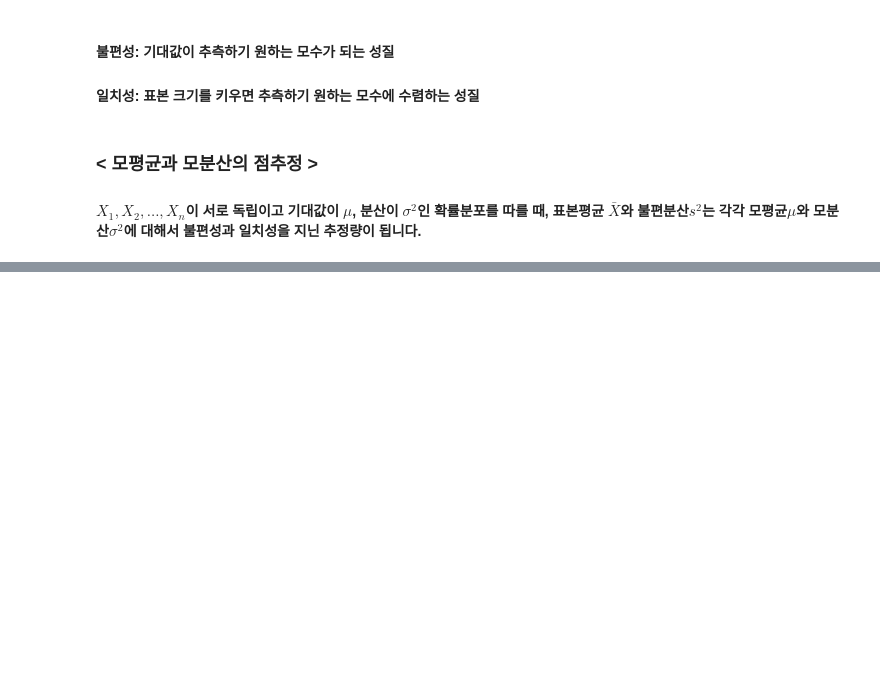
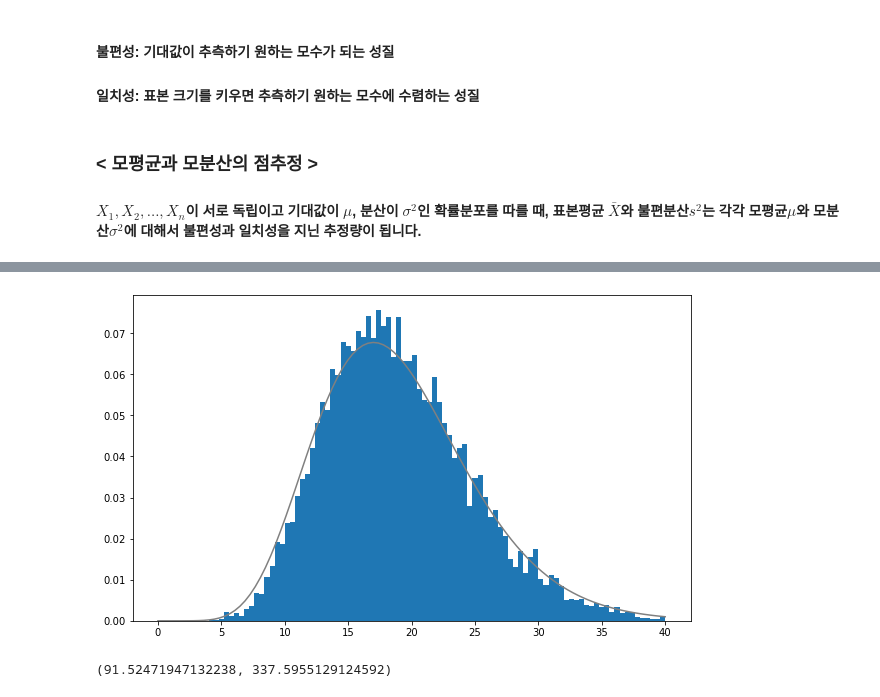
Before and after one commit to wousikchoi16/statpython, a Jupyter notebook: CH10_통계적추정.ipynb, the cells around one changed output, grey strips where cells are left out. Cells and saved outputs as stored; diff of their text form; code cells hidden in the pictures; blank space fills up the shorter version.

```diff
--- a/CH10_통계적추정.ipynb
+++ b/CH10_통계적추정.ipynb
@@ -130,0 +195,21 @@ u_var
+# %%
+fig = plt.figure(figsize=(10, 6))
+ax = fig.add_subplot(111)
+
+xs = np.linspace(0, 40, 100)
+rv = stats.chi2(df=n-1)
+ax.plot(xs, rv.pdf(xs), color='gray')
+hist, _, _ = ax.hist(sample_y, bins=100,
+                     range=(0, 40), density=True)
+
+plt.show()
+# %% [output]
+[figure, added]
+# %%
+rv = stats.chi2(df=n-1)
+lcl = (n-1) * u_var / rv.isf(0.025)
+hcl = (n-1) * u_var / rv.isf(0.975)
+
+lcl, hcl
+# %% [output]
+(91.52471947132238, 337.5955129124592)
```
Also changed, not shown: parts of 10 cells of this notebook.
